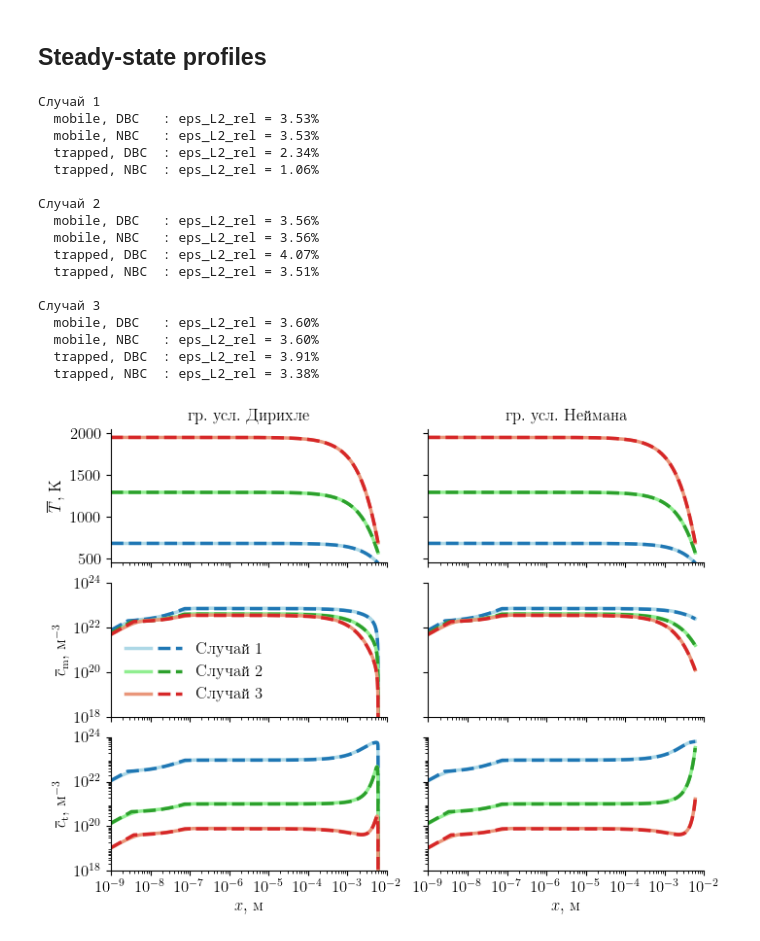
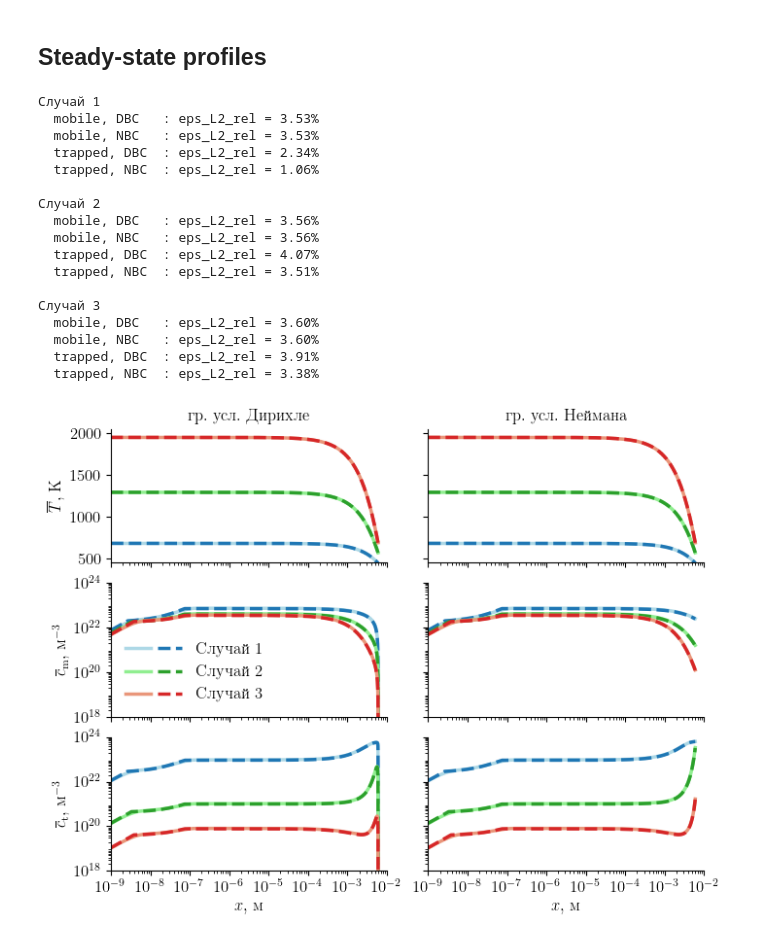
Before and after one commit to KulaginVladimir/PhD, a Jupyter notebook: Scripts/Chapter_3/ELMs/ELMs.ipynb, the cells around one changed output. Cells and saved outputs as stored; diff of their text form; code cells hidden in the pictures.

```diff
--- a/Scripts/Chapter_3/ELMs/ELMs.ipynb
+++ b/Scripts/Chapter_3/ELMs/ELMs.ipynb
@@ -1525,6 +1525,9 @@ ax[0, 0].set_ylabel(r"$\overline{T}$, К")
 ax[1, 0].set_ylabel(r"$\overline{c}_{\mathrm{m}}$, м$^{-3}$")
 ax[2, 0].set_ylabel(r"$\overline{c}_{\mathrm{t}}$, м$^{-3}$")
 
+ax[1, 0].xaxis.set_minor_locator(LogLocator(numticks=999, subs="auto"))
+ax[1, 0].yaxis.set_minor_locator(LogLocator(numticks=999, subs="auto"))
+
 ax[2, 0].xaxis.set_minor_locator(LogLocator(numticks=999, subs="auto"))
 ax[2, 0].yaxis.set_minor_locator(LogLocator(numticks=999, subs="auto"))
 
@@ -1536,31 +1539,31 @@ ax[1, 0].legend(
     handlelength=3.5,
 )
 
 fig.subplots_adjust(hspace=0.15, wspace=0.15)
 
 plt.savefig(
     "../../../Thesis/images/retention_saturation.pdf",
     bbox_inches="tight",
     pad_inches=0.01,
 )
 
 plt.show()
 # %% [output]
 Случай 1
   mobile, DBC   : eps_L2_rel = 3.53%
   mobile, NBC   : eps_L2_rel = 3.53%
   trapped, DBC  : eps_L2_rel = 2.34%
   trapped, NBC  : eps_L2_rel = 1.06%
 
 Случай 2
   mobile, DBC   : eps_L2_rel = 3.56%
   mobile, NBC   : eps_L2_rel = 3.56%
   trapped, DBC  : eps_L2_rel = 4.07%
   trapped, NBC  : eps_L2_rel = 3.51%
 
 Случай 3
   mobile, DBC   : eps_L2_rel = 3.60%
   mobile, NBC   : eps_L2_rel = 3.60%
   trapped, DBC  : eps_L2_rel = 3.91%
   trapped, NBC  : eps_L2_rel = 3.38%
-[figure, old version]
+[figure, new version]
```
Also changed, not shown: 10 other files.
